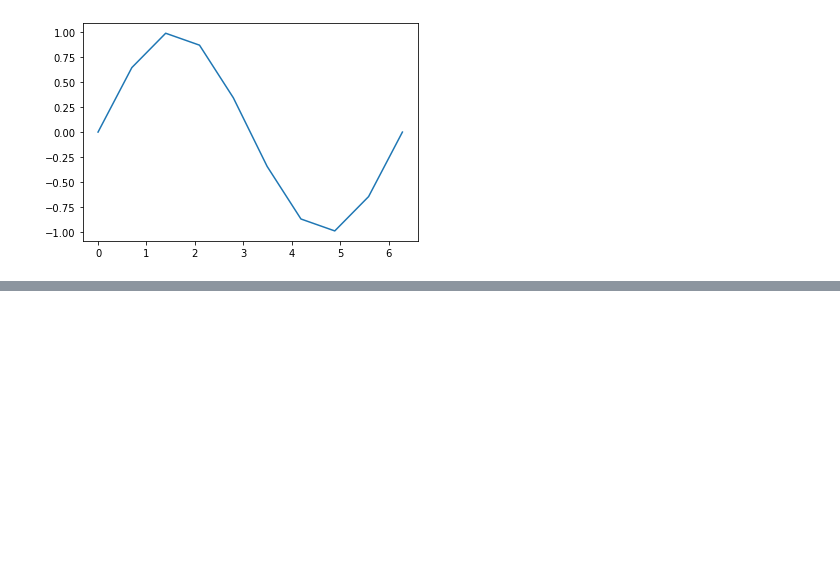
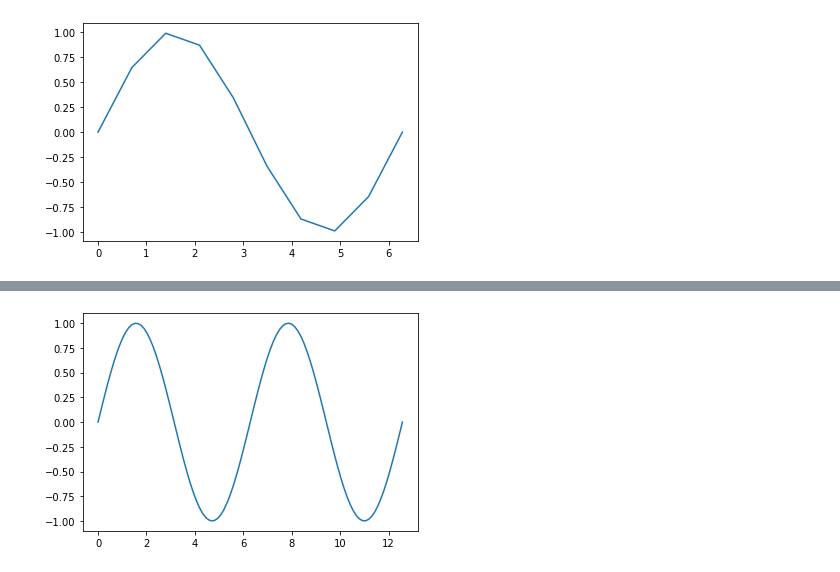
Before and after one commit to gksalsdn124/knu_bdna_2022, a Jupyter notebook: 한민우2강3강.ipynb, the cells around one changed output, grey strips where cells are left out. Saved outputs shown, nothing was run; the diff lists cells and outputs as text; code cells hidden in the pictures; blank space fills up the shorter version.

```diff
--- a/한민우2강3강.ipynb
+++ b/한민우2강3강.ipynb
@@ -477,0 +503,7 @@ g1.plot()
+# %%
+g2=sin_graph()
+g2.setting(0,4*math.pi,100)
+g2.generate_x_y()
+g2.plot()
+# %% [output]
+[figure, added]
```
Also changed, not shown: parts of 10 cells of this notebook.
